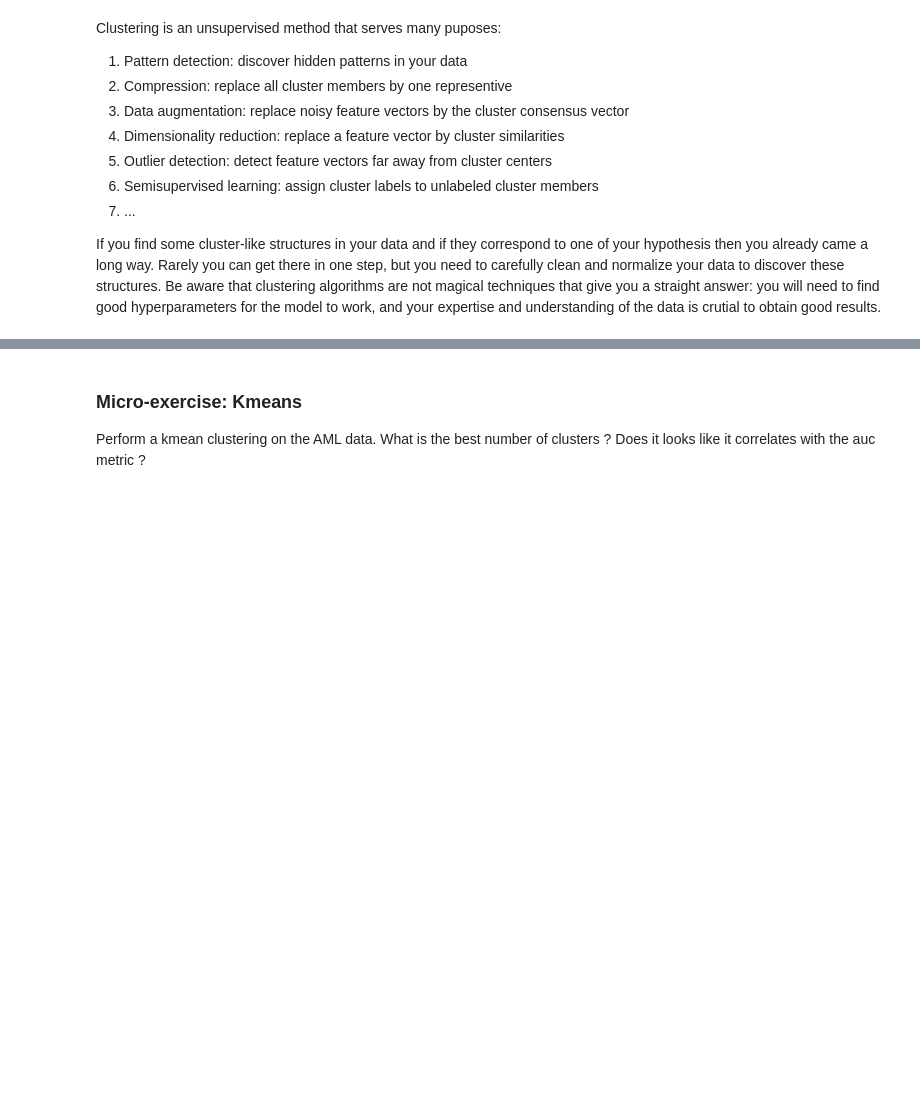
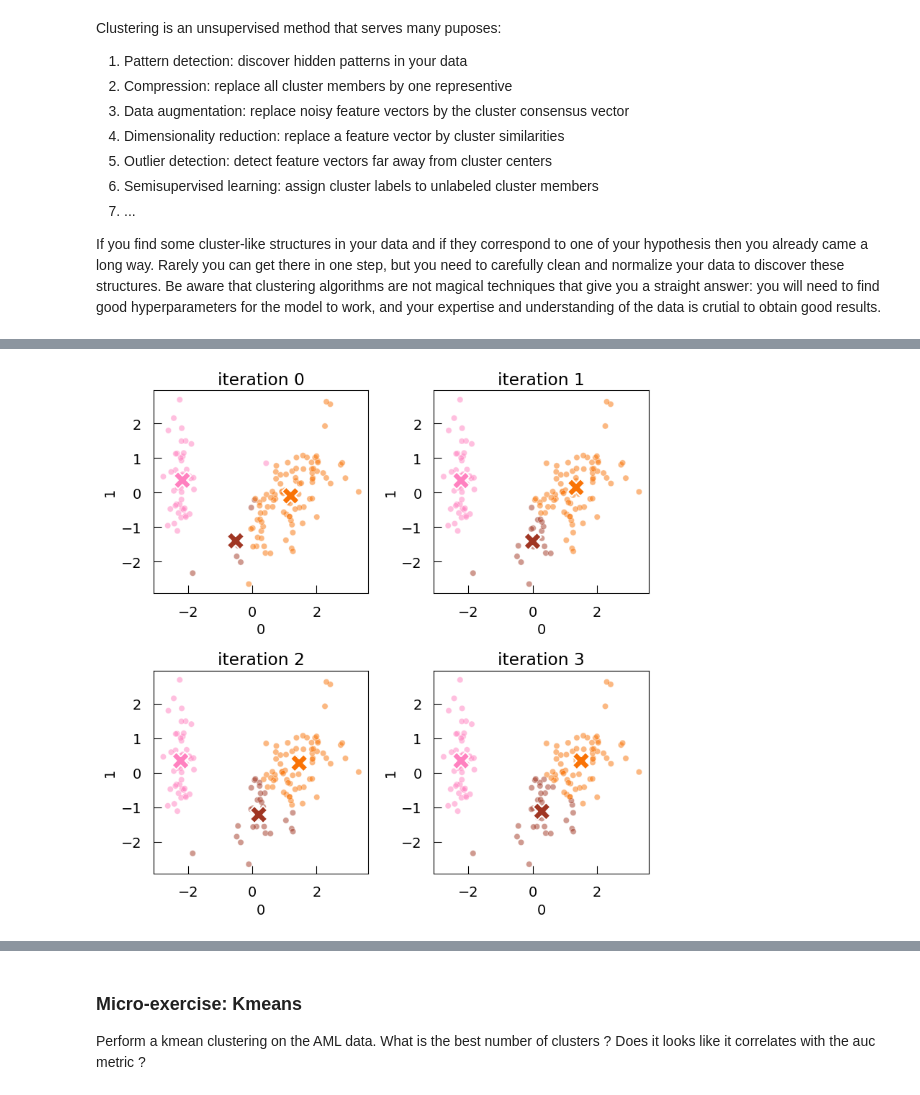
Before and after one commit to sib-swiss/intro-machine-learning-training, a Jupyter notebook: python_notebooks/Chapter_2_unsupervised_learning.ipynb, the cells around one changed output, grey strips where cells are left out. Cells and saved outputs as stored; diff of their text form; code cells hidden in the pictures; blank space fills up the shorter version.

```diff
--- a/python_notebooks/Chapter_2_unsupervised_learning.ipynb
+++ b/python_notebooks/Chapter_2_unsupervised_learning.ipynb
@@ -170,0 +225,18 @@ plt.show()
+# %%
+fig,ax = plt.subplots( 2,2 , figsize = (8,8) )
+Kmean_plot( df_iris_pca , cluster_assignment , centroids=df_centroids , ax = ax[0,0])
+ax[0,0].set_title('iteration 0')
+
+for i in range( 1,4 ):
+    ## 3. re-assign each point according ot the closest centroid
+    distances = cdist(df_iris_pca , df_centroids)
+    cluster_assignment = distances.argmin( axis = 1 )
+
+    ## 4. re-compute the centroids of each created cluster
+    df_centroids = np.array( df_iris_pca.groupby(cluster_assignment).mean() )
+
+    Kmean_plot( df_iris_pca , cluster_assignment , centroids=df_centroids , ax = ax[i//2,i%2])
+    ax[i//2,i%2].set_title(f'iteration {i}')
+plt.tight_layout()
+# %% [output]
+[figure, added]
```
Also changed, not shown: parts of 99 cells of this notebook, 4 other files.
